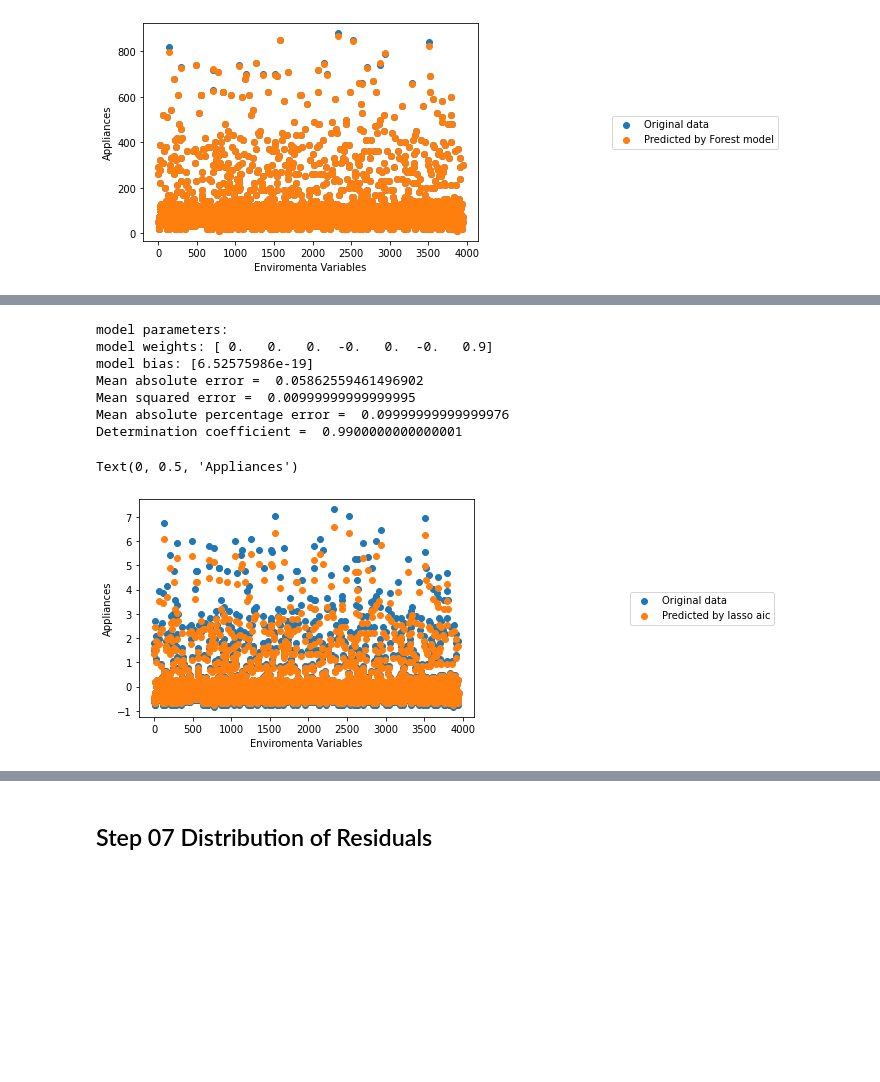
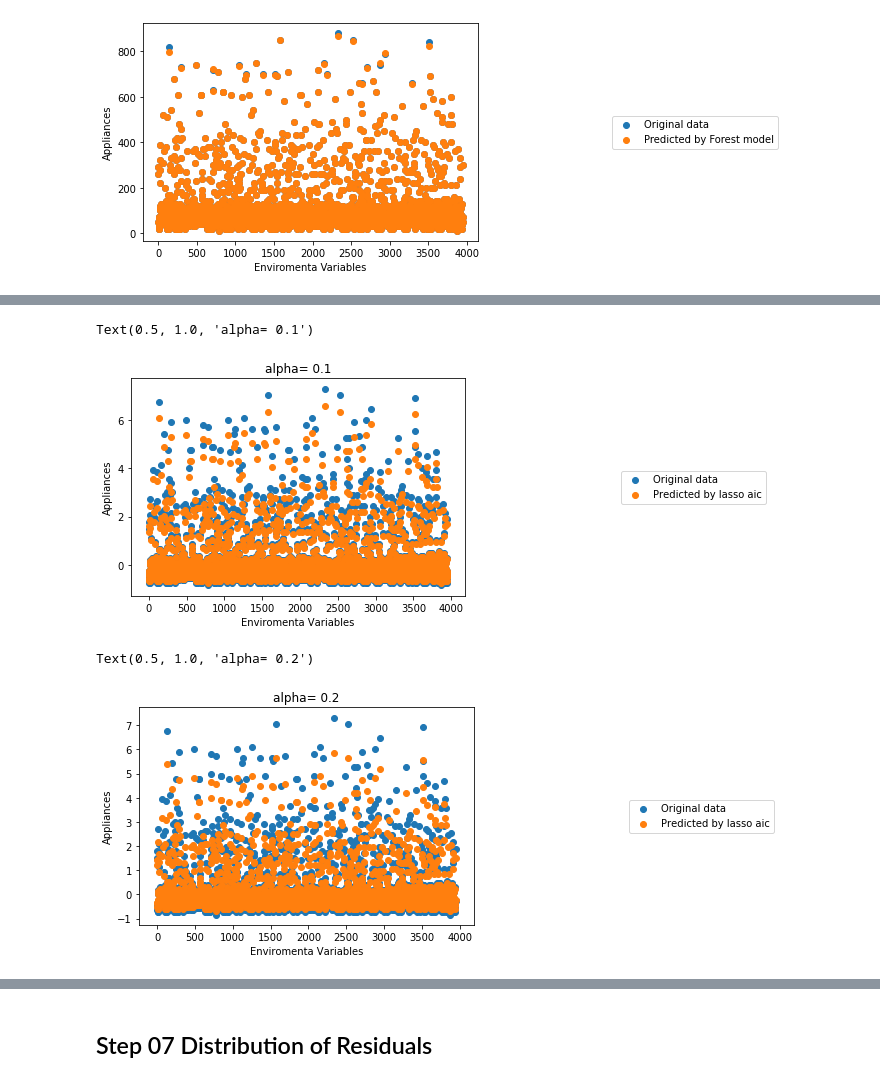
Before and after one commit to Nemat-Allah-Aloush/Multivariate_Data_Analysis, a Jupyter notebook: lab_02.ipynb, the cells around one changed output, grey strips where cells are left out. Drawn from its saved outputs; the diff is of its cells as text; code cells hidden in the pictures; blank space fills up the shorter version.

```diff
--- a/lab_02.ipynb
+++ b/lab_02.ipynb
@@ -385,0 +374,4 @@ Text(0, 0.5, 'Appliances')
+# %%
+alphas=[0.1 , 0.2 , 0.3, 0.4 ,0.5, 0.6 , 0.7 , 0.8,0.9, 1 , 5 ]
+results, pred,lassos_all =  lassos(alphas,x_train_scaler,y_train_scaler,y_test_scaler)
+print(tabulate(results, headers=[ 'Alpha','MAE','MSE','MAPE ','Cofficient ','Bias','Weights '],  tablefmt='fancy_grid',numalign ='center'))
@@ -386,38 +396,28 @@ Text(0, 0.5, 'Appliances')
 # %%
-# Create a linear regression model
-lasso = Lasso(alpha=0.1)
-# Fitting Data
-lasso.fit(x_train_scaler, y_train_scaler)
-# Forecast on a test sample
-y_pred_scaler = np.expand_dims(lasso.predict(x_test_scaler), 1)
-params_scaler = np.append(lasso.intercept_, lasso.coef_)
-print('model parameters:')
-print('model weights:', lasso.coef_)
-print('model bias:', lasso.intercept_)
-# Errors
-mae = mean_absolute_error(y_test_scaler, y_pred_scaler)
-mse = mean_squared_error(y_test_scaler, y_pred_scaler)
-mape = mean_absolute_percentage_error(y_test_scaler, y_pred_scaler)
-print('Mean absolute error = ', mae)
-print('Mean squared error = ', mse)
-print('Mean absolute percentage error = ', mape.squeeze())
-print('Determination coefficient = ', lasso.score(x_test_scaler, y_test_scaler))
-# Plotting real and predicted data
+j=0
 x = []
 for i in range(len(y_test_scaler)):
     x.append(i)
 plt.scatter(x, y_test_scaler, label = 'Original data')
-plt.scatter(x, y_pred_scaler, label = 'Predicted by lasso aic')
+plt.scatter(x, pred[j], label = 'Predicted by lasso aic')
 plt.legend(loc="center right",borderaxespad=0.1, bbox_to_anchor=(1.9, 0.5))
 plt.xlabel('Enviromenta Variables')
 plt.ylabel('Appliances')
+plt.title ('alpha= ' + str(alphas[j]))
 # %% [output]
-model parameters:
-model weights: [ 0.   0.   0.  -0.   0.  -0.   0.9]
-model bias: [6.52575986e-19]
-Mean absolute error =  0.05862559461496902
-Mean squared error =  0.00999999999999995
-Mean absolute percentage error =  0.09999999999999976
-Determination coefficient =  0.9900000000000001
+Text(0.5, 1.0, 'alpha= 0.1')
-Text(0, 0.5, 'Appliances')
-[figure, old version]
+[figure, new version]
+# %%
+j=1
+x = []
+for i in range(len(y_test_scaler)):
+    x.append(i)
+plt.scatter(x, y_test_scaler, label = 'Original data')
+plt.scatter(x, pred[j], label = 'Predicted by lasso aic')
+plt.legend(loc="center right",borderaxespad=0.1, bbox_to_anchor=(1.9, 0.5))
+plt.xlabel('Enviromenta Variables')
+plt.ylabel('Appliances')
+plt.title ('alpha= ' + str(alphas[j]))
+# %% [output]
+Text(0.5, 1.0, 'alpha= 0.2')
+[figure, added]
```
Also changed, not shown: parts of 45 cells of this notebook, 1 other file.
